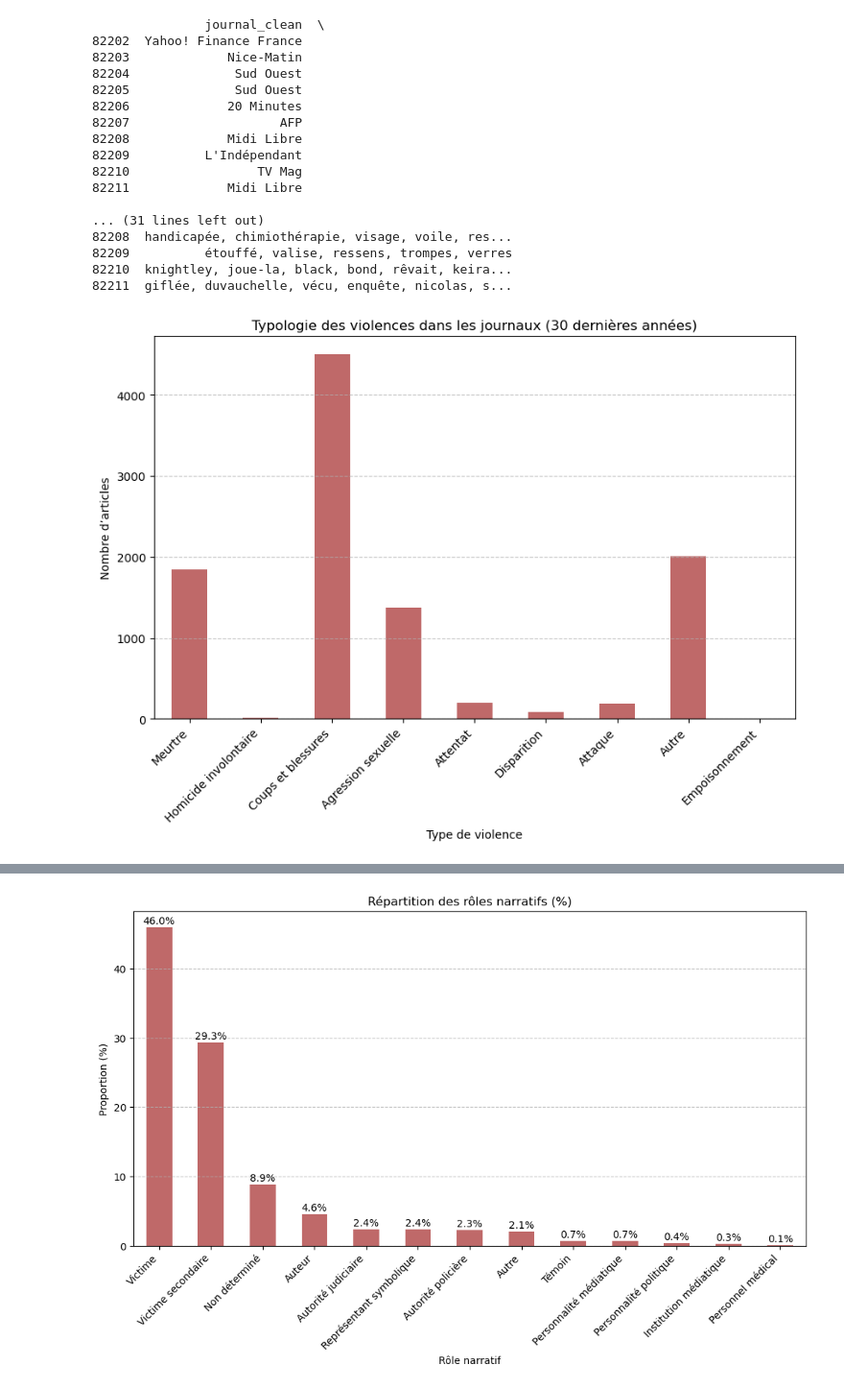
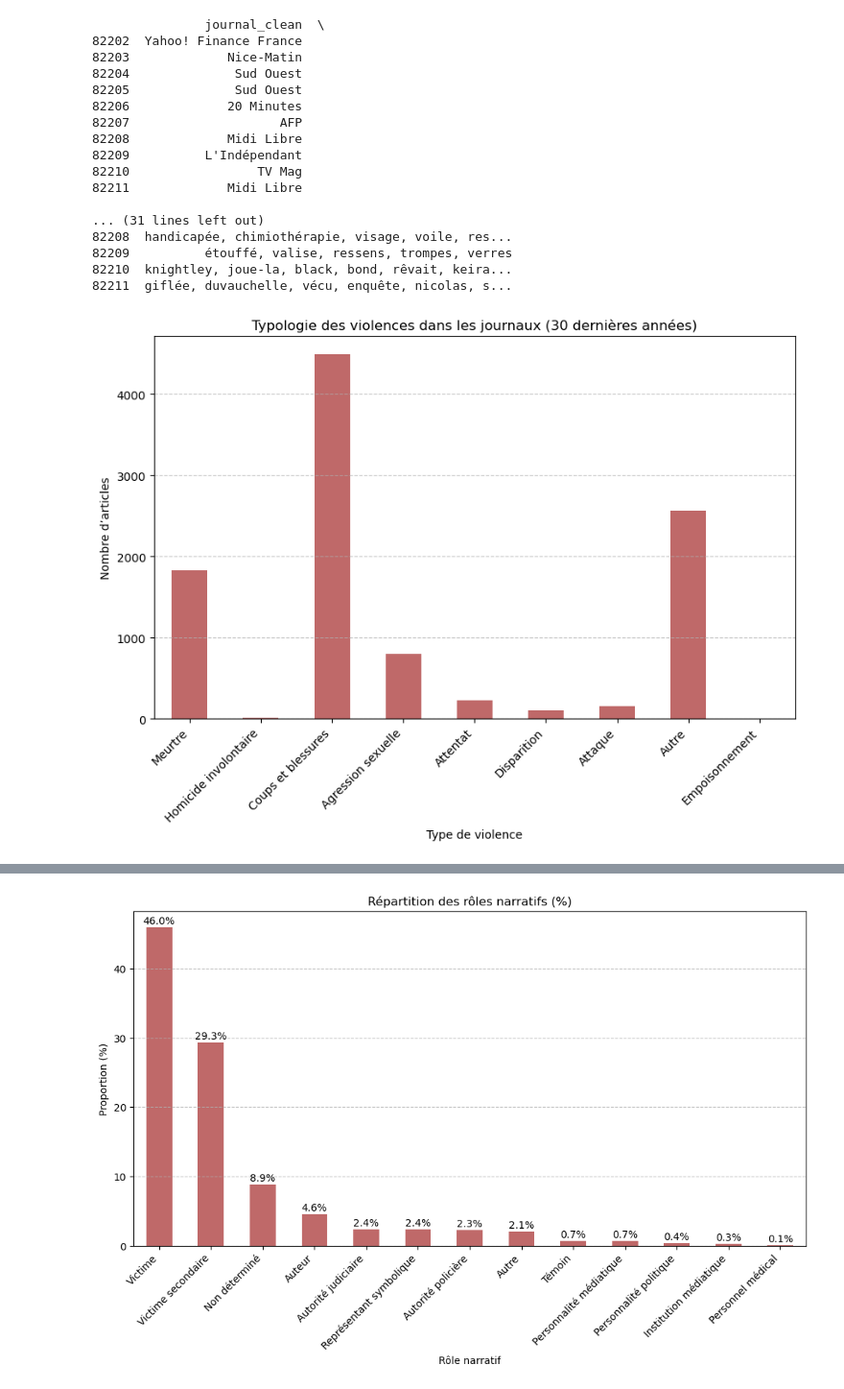
Before and after one commit to apazparedes/PSSD, a Jupyter notebook: main.ipynb, the cells around one changed output, grey strips where cells are left out. Shown at 96% size. Drawn from its saved outputs; the diff is of its cells as text; code cells hidden in the pictures.

```diff
--- a/main.ipynb
+++ b/main.ipynb
@@ -72,10 +93,7 @@ new_df = new_df[new_df["journal_clean"].isin(journaux_selectionnes)]
 # %%
 import matplotlib.pyplot as plt
-import spacy
-#spacy.cli.download("fr_core_news_md")
-nlp = spacy.load("fr_core_news_md")
-
-
+import pandas as pd
+# Dictionnaire des types de violences avec leurs mots-clés associés
 types_violences = {
     'Meurtre': ['meurtre', 'assassinat', 'homicide'],
     'Homicide involontaire': ['homicide involontaire', 'accident mortel'],
@@ -88,7 +106,8 @@ types_violences = {
     'Empoisonnement': ['empoisonnement', 'toxicité', 'substance nocive']
 }
 
-stop_words='stop_words_fr.txt'
+
+stop_words = 'stop_word_fr.txt'
 
 def nettoyer_texte(texte):
     if not isinstance(texte, str):
@@ -97,38 +116,41 @@ def nettoyer_texte(texte):
     mots_pertinents = [token.lemma_ for token in texte_doc if token.text not in stop_words and not token.is_punct]
     return " ".join(mots_pertinents)
 
-docs = list(nlp.pipe(new_df['texte'], batch_size=50, disable=["ner", "parser"]))
-new_df['texte_propre'] = [" ".join([token.lemma_ for token in doc if token.text not in stop_words and not token.is_punct]) for doc in docs]
-
-
-def classifier_article(texte):
-    texte_propre = nettoyer_texte(texte)
-    for categorie, mots_cles in types_violences.items():
-        for mot in mots_cles:
-            if mot in texte_propre:
-                return categorie
-    return 'Autre'
-
 
 new_df['texte'] = new_df['texte'].fillna("")
 
 
-new_df['categorie'] = new_df['texte'].apply(classifier_article)
-
-distribution = new_df['categorie'].value_counts()
-distribution = distribution.reindex(types_violences.keys(), fill_value=0)
+docs = list(nlp.pipe(new_df['texte'].astype(str), batch_size=50, disable=["ner", "parser"]))
 
 
-plt.figure(figsize=(10,6))
-distribution.plot(kind='bar', color='brown', alpha=0.7)
-plt.title('Typologie des violences dans les journaux (30 dernières années)')
-plt.xlabel('Type de violence')
-plt.ylabel('Nombre d’articles')
-plt.xticks(rotation=45, ha='right')
-plt.grid(axis='y', linestyle='--', alpha=0.7)
-plt.show()
+new_df['texte_propre'] = [" ".join([token.lemma_ for token in doc if token.text not in stop_words and not token.is_punct]) for doc in docs]
+
+def classifier_article(texte_propre):
+    """ Classe un article en fonction des types de violences définis """
+    for categorie, mots_cles in types_violences.items():
+        for mot in mots_cles:
+            if f" {mot} " in f" {texte_propre} ":
+                return categorie
+    return 'Autre'
+
+new_df['categorie'] = new_df['texte_propre'].apply(classifier_article)
-# %% [output]
-[figure, removed]
+# %%
+distribution = new_df['categorie'].value_counts()
+distribution = distribution.reindex(types_violences.keys(), fill_value=0)
+
+if not distribution.empty:
+    plt.figure(figsize=(10,6))
+    distribution.plot(kind='bar', color='brown', alpha=0.7)
+    plt.title('Typologie des violences dans les journaux (30 dernières années)')
+    plt.xlabel('Type de violence')
+    plt.ylabel('Nombre d’articles')
+    plt.xticks(rotation=45, ha='right')
+    plt.grid(axis='y', linestyle='--', alpha=0.7)
+    plt.show()
+else:
+    print("Aucune donnée à afficher dans la distribution.")
+# %% [output]
+[figure, added]
 # %%
 mobiles_violences = {
     'Vengeance': ['vengeance', 'représailles', 'rancune', 'règlement de comptes'],
```
Also changed, not shown: parts of 12 cells of this notebook.
